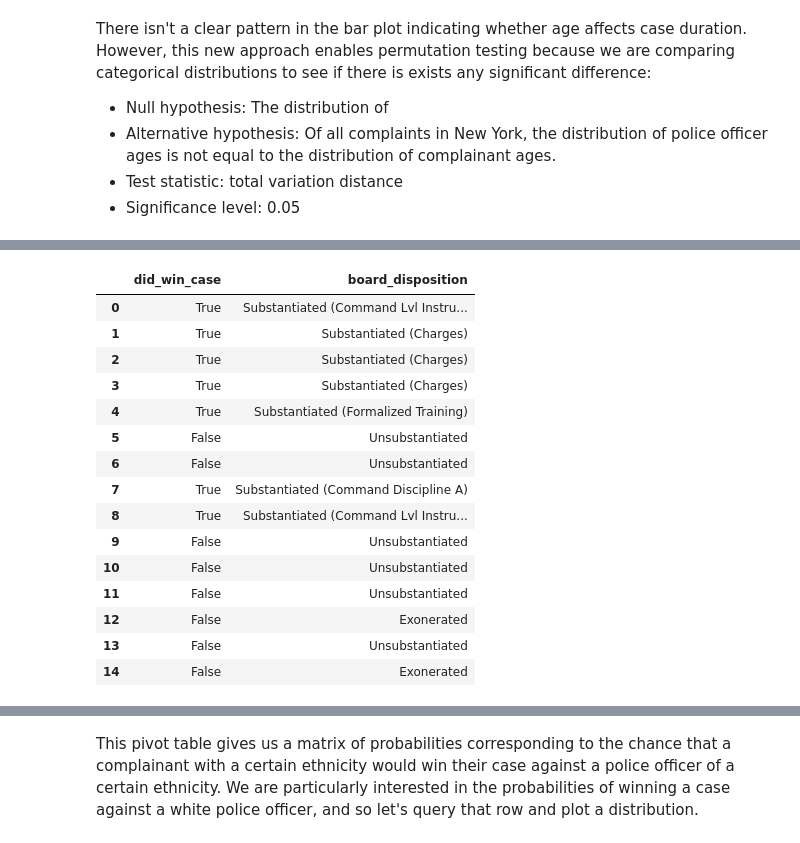
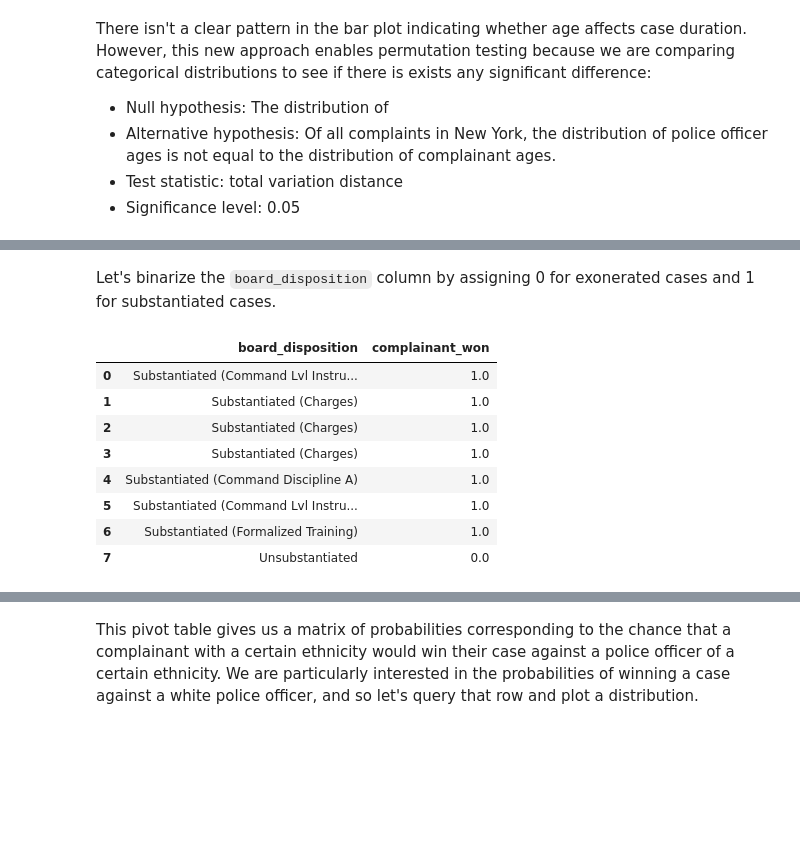
Before and after one commit to RyanHUNGry/nypd-civilian-complaints-EDA, a Jupyter notebook: notebook.ipynb, the cells around one changed output, grey strips where cells are left out. Drawn from its saved outputs; the diff is of its cells as text; code cells hidden in the pictures; blank space fills up the shorter version.

```diff
--- a/notebook.ipynb
+++ b/notebook.ipynb
@@ -429,28 +426,16 @@ In a society where racial demographics can manipulate a large part in the justic
-# %%
-def create_disposition_feature(disposition):
-    if pd.isnull(disposition):
-        return np.nan
-    elif "Substantiated" in disposition:
-        return True
-    else:
-        return False
-
-cleaned['did_win_case'] = cleaned['board_disposition'].apply(create_disposition_feature)
-cleaned[['did_win_case', 'board_disposition']].head(15)
-# %% [output]
-|  | did_win_case | board_disposition |
-| 0 | True | Substantiated (Command Lvl Instru... |
-| 1 | True | Substantiated (Charges) |
-| 2 | True | Substantiated (Charges) |
-| 3 | True | Substantiated (Charges) |
-| 4 | True | Substantiated (Formalized Training) |
-| 5 | False | Unsubstantiated |
-| 6 | False | Unsubstantiated |
-| 7 | True | Substantiated (Command Discipline A) |
-| 8 | True | Substantiated (Command Lvl Instru... |
-| 9 | False | Unsubstantiated |
-| 10 | False | Unsubstantiated |
-| 11 | False | Unsubstantiated |
-| 12 | False | Exonerated |
-| 13 | False | Unsubstantiated |
-| 14 | False | Exonerated |
+# %% [markdown]
+Let's binarize the `board_disposition` column by assigning 0 for exonerated cases and 1 for substantiated cases.
+# %%
+# Convert to 0s and 1s
+complaints['complainant_won'] = complaints['board_disposition'].apply(lambda disposition: np.nan if pd.isna(disposition) else 1 if "Substantiated" in disposition else 0)
+complaints[['board_disposition', 'complainant_won']].head(8)
+# %% [output]
+|  | board_disposition | complainant_won |
+| 0 | Substantiated (Command Lvl Instru... | 1.0 |
+| 1 | Substantiated (Charges) | 1.0 |
+| 2 | Substantiated (Charges) | 1.0 |
+| 3 | Substantiated (Charges) | 1.0 |
+| 4 | Substantiated (Command Discipline A) | 1.0 |
+| 5 | Substantiated (Command Lvl Instru... | 1.0 |
+| 6 | Substantiated (Formalized Training) | 1.0 |
+| 7 | Unsubstantiated | 0.0 |
```
Also changed, not shown: parts of 25 cells of this notebook.
